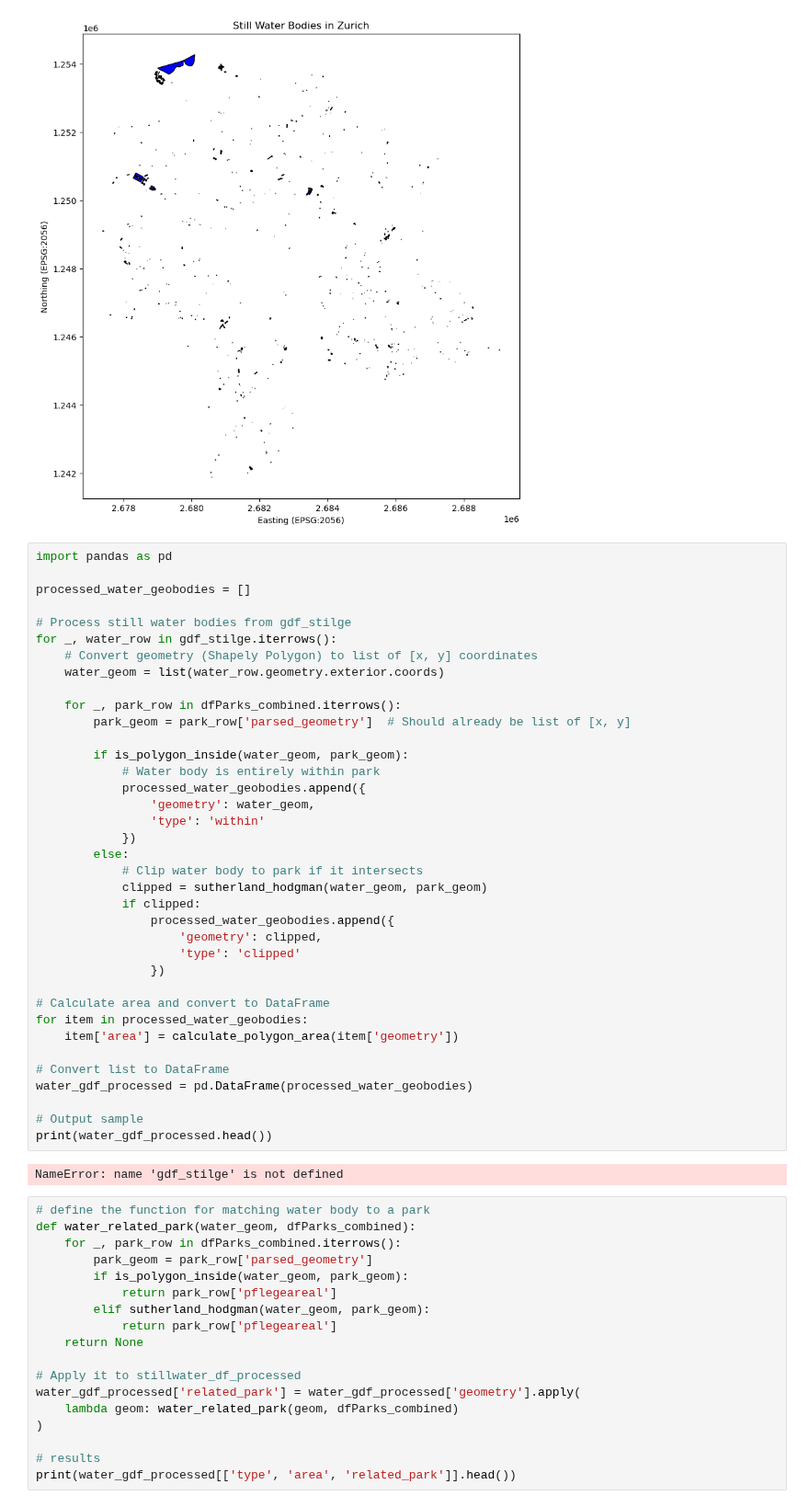
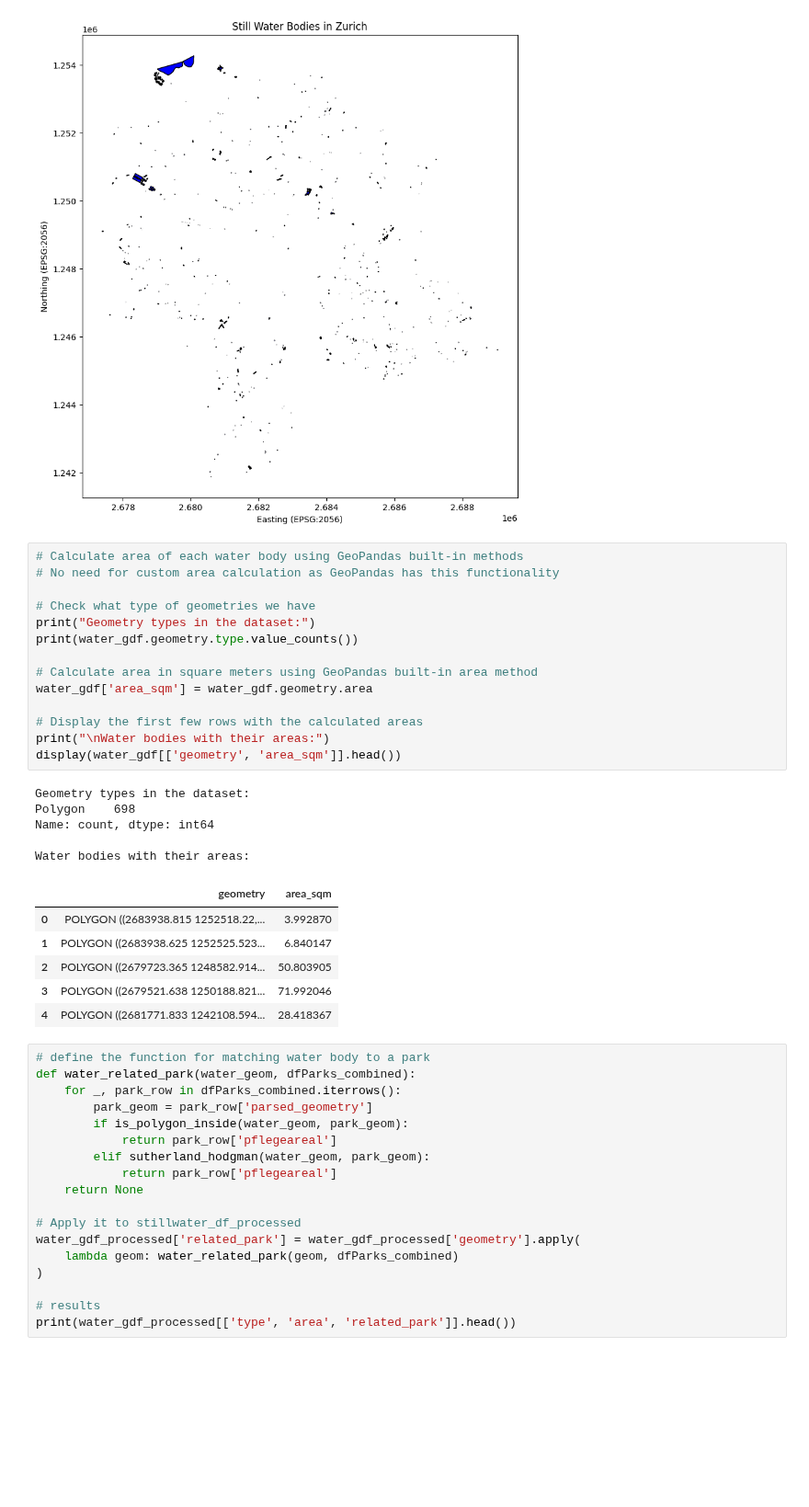
Before and after one commit to dtakov2/geo877, a Jupyter notebook: GEO-877-Main.ipynb, the cells around one changed output. Shown at 92% size. Saved outputs shown, nothing was run; the diff lists cells and outputs as text; blank space fills up the shorter version.

Commit message:
Water

```diff
--- a/GEO-877-Main.ipynb
+++ b/GEO-877-Main.ipynb
@@ -850,45 +866,32 @@ ax.set_ylabel("Northing (EPSG:2056)")
 plt.show()
 # %% [output]
 [figure]
-# %%
-import pandas as pd
-
-processed_water_geobodies = []
-
-# Process still water bodies from gdf_stilge
-for _, water_row in gdf_stilge.iterrows():
-    # Convert geometry (Shapely Polygon) to list of [x, y] coordinates
-    water_geom = list(water_row.geometry.exterior.coords)
-
-    for _, park_row in dfParks_combined.iterrows():
-        park_geom = park_row['parsed_geometry']  # Should already be list of [x, y]
-
-        if is_polygon_inside(water_geom, park_geom):
-            # Water body is entirely within park
-            processed_water_geobodies.append({
-                'geometry': water_geom,
-                'type': 'within'
-            })
-        else:
-            # Clip water body to park if it intersects
-            clipped = sutherland_hodgman(water_geom, park_geom)
-            if clipped:
-                processed_water_geobodies.append({
-                    'geometry': clipped,
-                    'type': 'clipped'
-                })
-
-# Calculate area and convert to DataFrame
-for item in processed_water_geobodies:
-    item['area'] = calculate_polygon_area(item['geometry'])
-
-# Convert list to DataFrame
-water_gdf_processed = pd.DataFrame(processed_water_geobodies)
-
-# Output sample
-print(water_gdf_processed.head())
-# %% [output]
-NameError: name 'gdf_stilge' is not defined
+# %%
+# Calculate area of each water body using GeoPandas built-in methods
+# No need for custom area calculation as GeoPandas has this functionality
+
+# Check what type of geometries we have
+print("Geometry types in the dataset:")
+print(water_gdf.geometry.type.value_counts())
+
+# Calculate area in square meters using GeoPandas built-in area method
+water_gdf['area_sqm'] = water_gdf.geometry.area
+
+# Display the first few rows with the calculated areas
+print("\nWater bodies with their areas:")
+display(water_gdf[['geometry', 'area_sqm']].head())
+# %% [output]
+Geometry types in the dataset:
+Polygon    698
+Name: count, dtype: int64
+
+Water bodies with their areas:
+|  | geometry | area_sqm |
+| 0 | POLYGON ((2683938.815 1252518.22,... | 3.992870 |
+| 1 | POLYGON ((2683938.625 1252525.523... | 6.840147 |
+| 2 | POLYGON ((2679723.365 1248582.914... | 50.803905 |
+| 3 | POLYGON ((2679521.638 1250188.821... | 71.992046 |
+| 4 | POLYGON ((2681771.833 1242108.594... | 28.418367 |
 # %%
 # define the function for matching water body to a park
 def water_related_park(water_geom, dfParks_combined):
```
Also changed, not shown: parts of 6 cells of this notebook.
